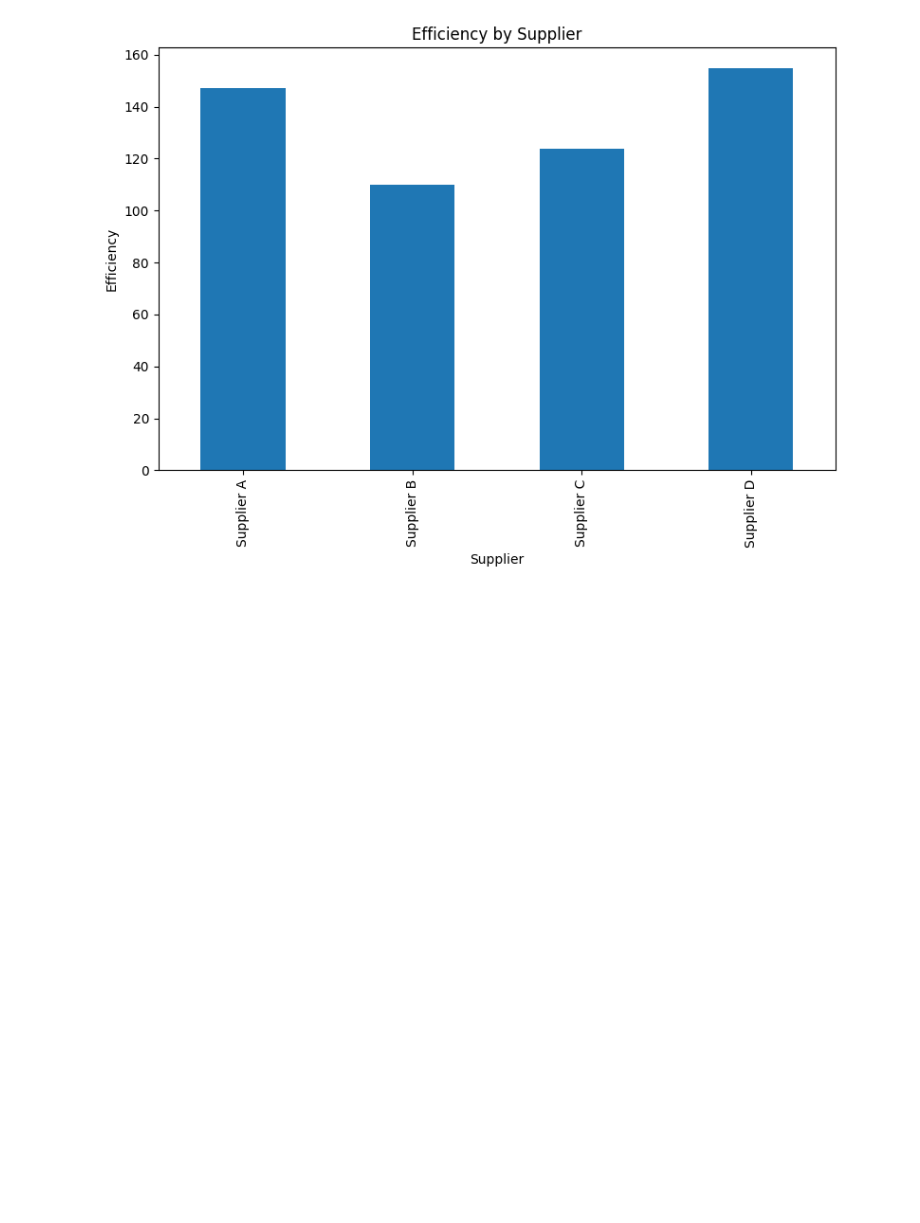
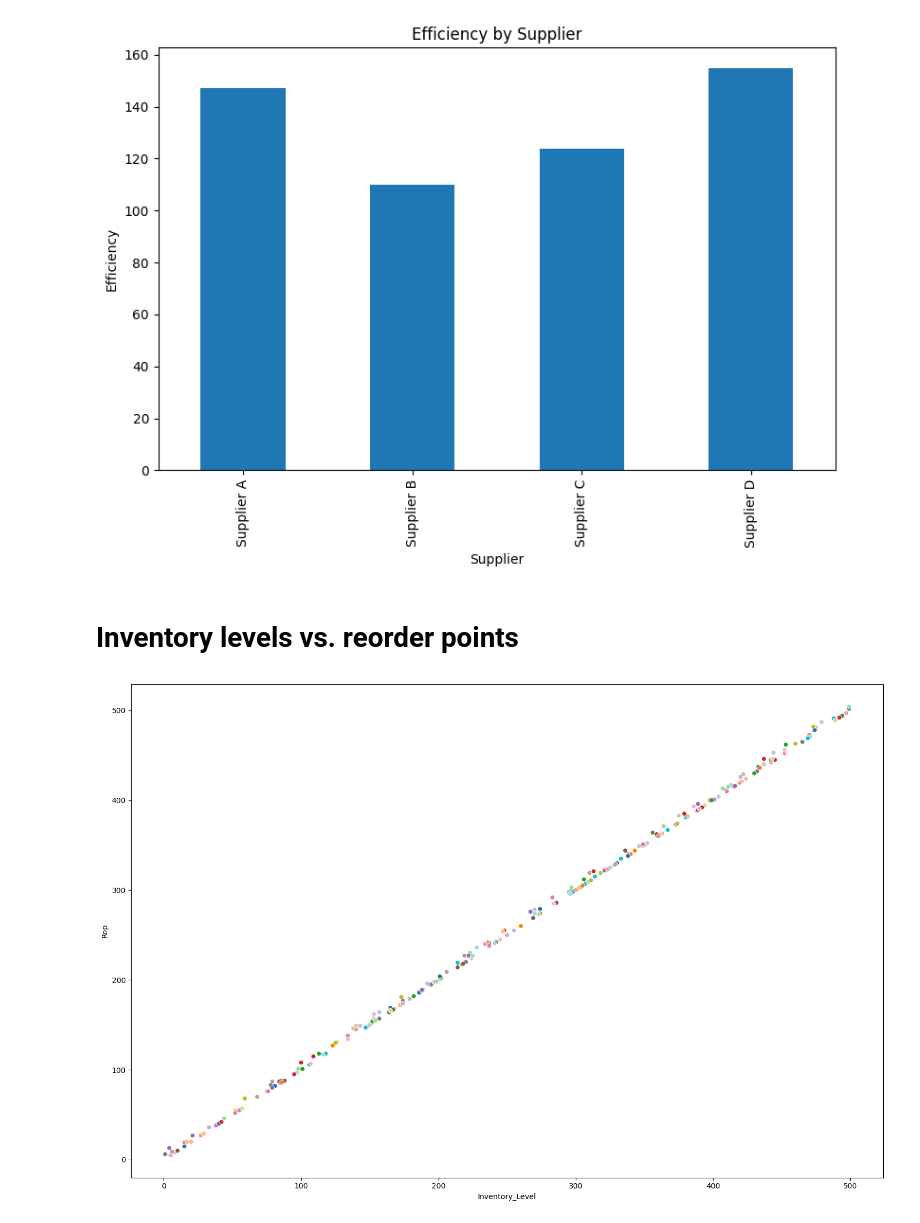
Before and after one commit to npebsjp/Supply-Chain, a Jupyter notebook: supply_chain.ipynb, the cells around one changed output. Cells and saved outputs as stored; diff of their text form; code cells hidden in the pictures; blank space fills up the shorter version.

Commit message:
inventory x reorder graph

```diff
--- a/supply_chain.ipynb
+++ b/supply_chain.ipynb
@@ -270,5 +300,5 @@ Name: Lead_Time, dtype: int64
 # %%
-data['Cost_Savings'] = data['Average_Daily_Usage'] * (data['Lead_Time'] - (data['Lead_Time'] * 10/100))
+data['Cost_Savings'] = data['Average_Daily_Usage'].round(2) * (data['Lead_Time'] - (data['Lead_Time'] * 0.1).round(2))
 data['Cost_Savings']
 # %% [output]
 0       13.500
@@ -283,6 +313,3 @@ data['Cost_Savings']
 248    169.191
 249    156.600
 Name: Cost_Savings, Length: 250, dtype: float64
-# %%
-data['Cost_Savings_Total'] = data['Cost_Savings'].sum()
-data['Cost_Savings_Total'].unique().round(2)
@@ -290,0 +316,3 @@ array([57678.89])
+# %%
+data['Cost_Saving_Value'] = data['Cost_Savings'] * data['Unit_Cost']
+data['Cost_Saving_Value'].round(2)
@@ -290,0 +332,3 @@ array([57678.89])
+# %%
+data['Total_Cost'] = data['Cost_Saving_Value'].sum()
+data['Total_Cost'].round(2).unique()
@@ -318,3 +366,12 @@ plt.show
 # %% [output]
 <function matplotlib.pyplot.show(close=None, block=None)>
 [figure]
+# %% [markdown]
+# Inventory levels vs. reorder points
+# %%
+plt.figure(figsize=(15,10))
+sns.scatterplot(data = data, x = 'Inventory_Level', y = 'Rop', hue = 'Product_ID', palette = 'tab20', legend=False)
+plt.tight_layout()
+plt.show()
+# %% [output]
+[figure, added]
```
Also changed, not shown: parts of 23 cells of this notebook.
